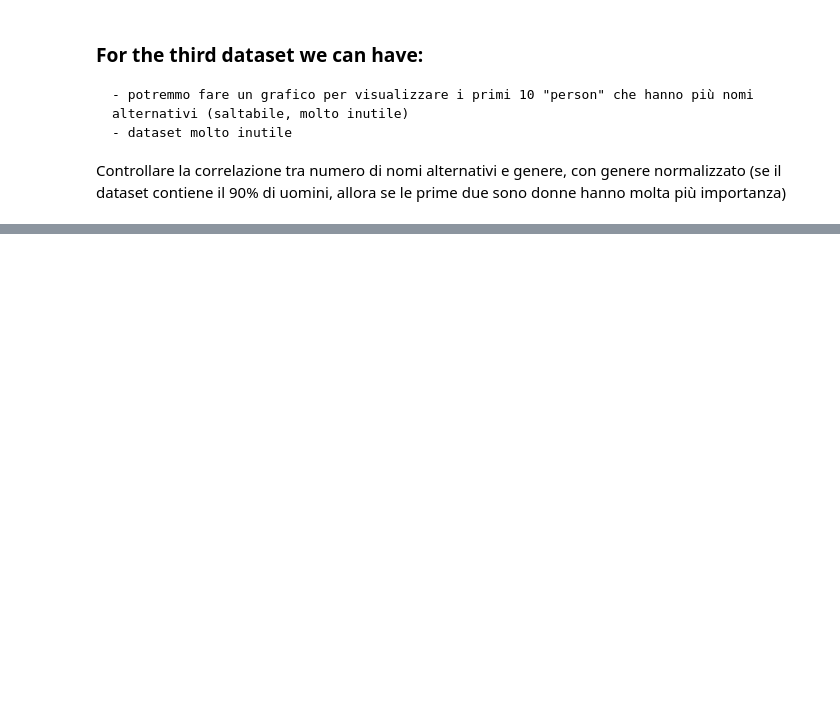
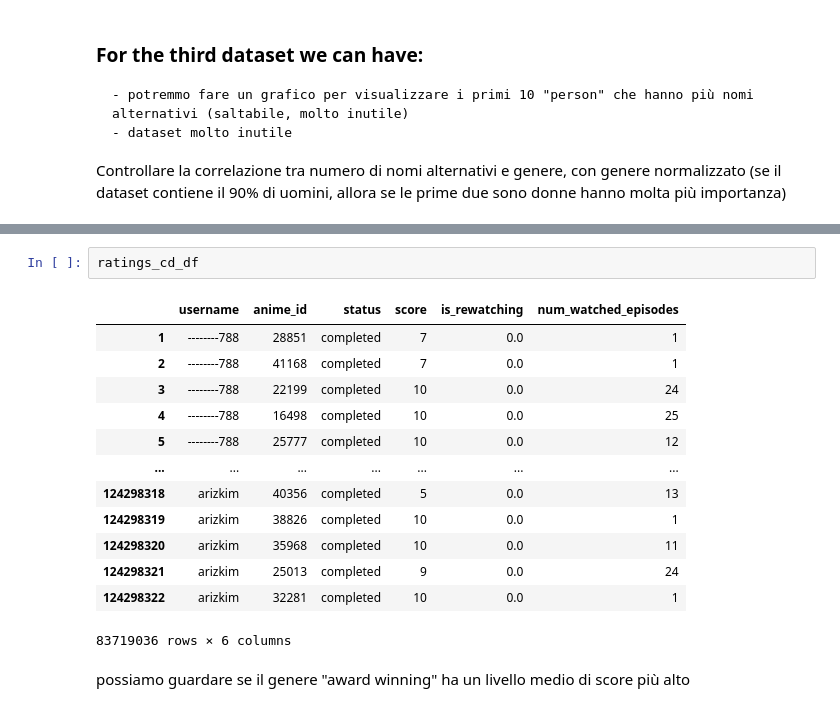
Before and after one commit to denis-budau/HCI-TWEB_2025-26, a Jupyter notebook: solution/data_visualitation.ipynb, the cells around one changed output, grey strips where cells are left out. Drawn from its saved outputs; the diff is of its cells as text; blank space fills up the shorter version.

```diff
--- a/solution/data_visualitation.ipynb
+++ b/solution/data_visualitation.ipynb
@@ -440,0 +519,18 @@ IndentationError: unexpected indent (426554211.py, line 2)
+# %%
+ratings_cd_df
+# %% [output]
+|  | username | anime_id | status | score | is_rewatching | num_watched_episodes |
+| 1 | --------788 | 28851 | completed | 7 | 0.0 | 1 |
+| 2 | --------788 | 41168 | completed | 7 | 0.0 | 1 |
+| 3 | --------788 | 22199 | completed | 10 | 0.0 | 24 |
+| 4 | --------788 | 16498 | completed | 10 | 0.0 | 25 |
+| 5 | --------788 | 25777 | completed | 10 | 0.0 | 12 |
+| ... | ... | ... | ... | ... | ... | ... |
+| 124298318 | arizkim | 40356 | completed | 5 | 0.0 | 13 |
+| 124298319 | arizkim | 38826 | completed | 10 | 0.0 | 1 |
+| 124298320 | arizkim | 35968 | completed | 10 | 0.0 | 11 |
+| 124298321 | arizkim | 25013 | completed | 9 | 0.0 | 24 |
+| 124298322 | arizkim | 32281 | completed | 10 | 0.0 | 1 |
+83719036 rows × 6 columns
+# %% [markdown]
+possiamo guardare se il genere "award winning" ha un livello medio di score più alto
```
Also changed, not shown: parts of 14 cells of this notebook, 1 other file.
